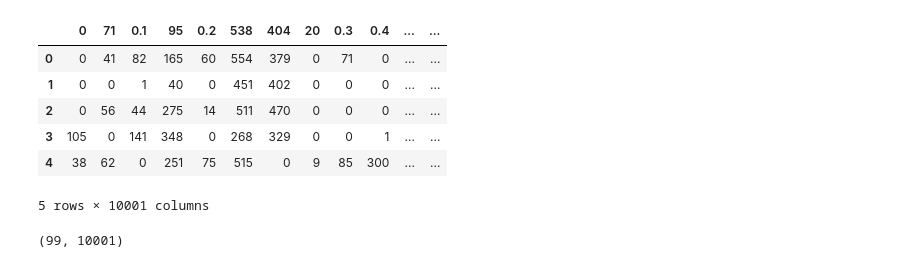
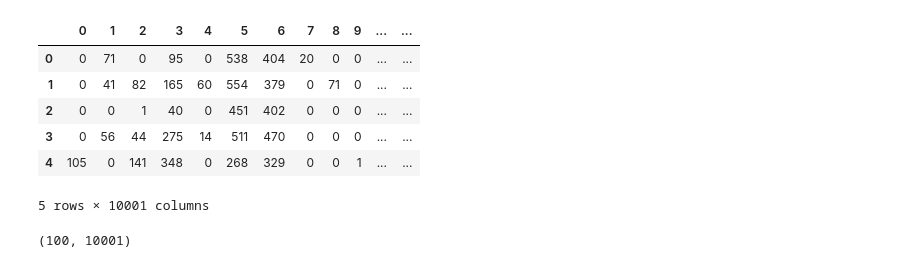
Before and after one commit to thomask902/2024-Numerical-Optimization-Research, a Jupyter notebook: data_exploration.ipynb, the cells around one changed output. Drawn from its saved outputs; the diff is of its cells as text; code cells hidden in the pictures.

Commit message:
arcene dataset cleaned, ready for log regression

```diff
--- a/data_exploration.ipynb
+++ b/data_exploration.ipynb
@@ -6,18 +7,18 @@ import seaborn as sns
 # %%
-train_X = pd.read_csv("arcene/ARCENE/arcene_train.data", delimiter=" ")
+train_X = pd.read_csv("arcene/ARCENE/arcene_train.data", delimiter=" ", header=None)
 train_X.head()
 # %% [output]
-|  | 0 | 71 | 0.1 | 95 | 0.2 | 538 | 404 | 20 | 0.3 | 0.4 | ... | ... |
-| 0 | 0 | 41 | 82 | 165 | 60 | 554 | 379 | 0 | 71 | 0 | ... | ... |
-| 1 | 0 | 0 | 1 | 40 | 0 | 451 | 402 | 0 | 0 | 0 | ... | ... |
-| 2 | 0 | 56 | 44 | 275 | 14 | 511 | 470 | 0 | 0 | 0 | ... | ... |
-| 3 | 105 | 0 | 141 | 348 | 0 | 268 | 329 | 0 | 0 | 1 | ... | ... |
-| 4 | 38 | 62 | 0 | 251 | 75 | 515 | 0 | 9 | 85 | 300 | ... | ... |
+|  | 0 | 1 | 2 | 3 | 4 | 5 | 6 | 7 | 8 | 9 | ... | ... |
+| 0 | 0 | 71 | 0 | 95 | 0 | 538 | 404 | 20 | 0 | 0 | ... | ... |
+| 1 | 0 | 41 | 82 | 165 | 60 | 554 | 379 | 0 | 71 | 0 | ... | ... |
+| 2 | 0 | 0 | 1 | 40 | 0 | 451 | 402 | 0 | 0 | 0 | ... | ... |
+| 3 | 0 | 56 | 44 | 275 | 14 | 511 | 470 | 0 | 0 | 0 | ... | ... |
+| 4 | 105 | 0 | 141 | 348 | 0 | 268 | 329 | 0 | 0 | 1 | ... | ... |
 5 rows × 10001 columns
 # %%
 print(train_X.shape)
 # %% [output]
-(99, 10001)
+(100, 10001)
 # %%
 train_X.describe()
 # %% [output]
```
Also changed, not shown: parts of 19 cells of this notebook, 1 other file.
